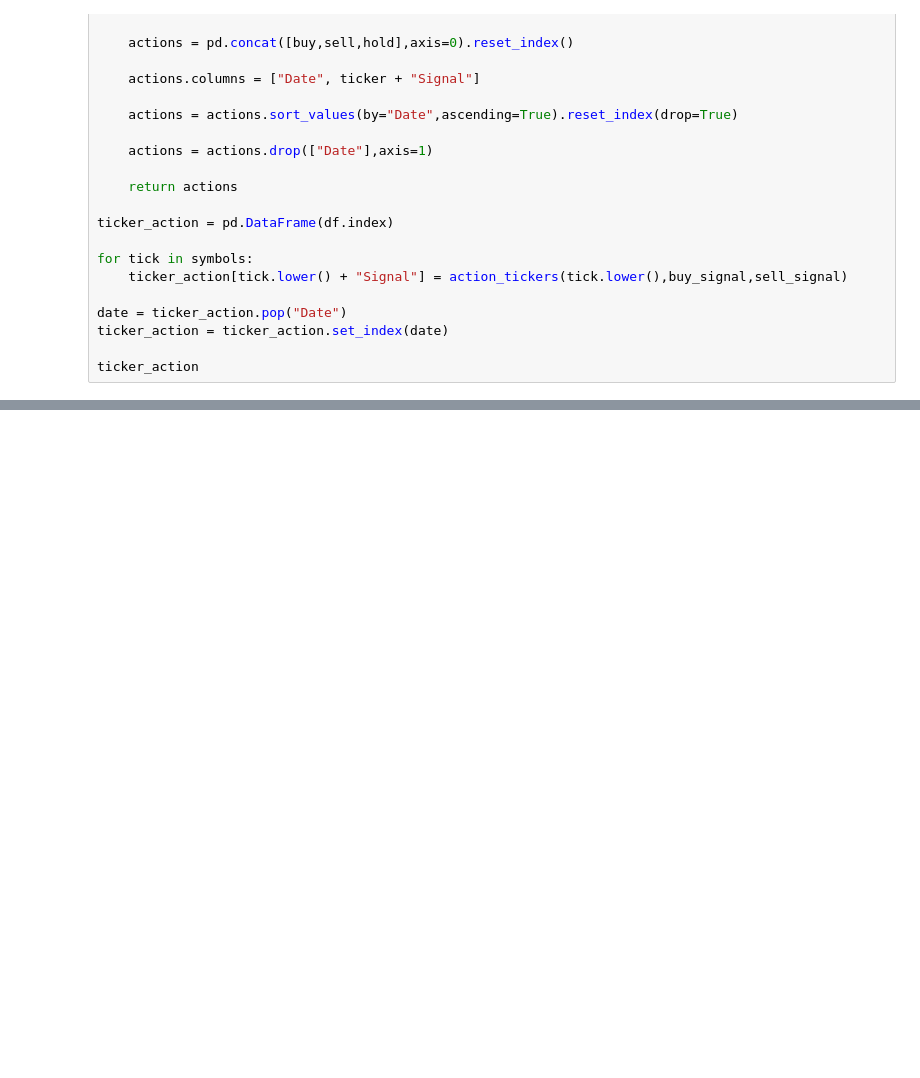
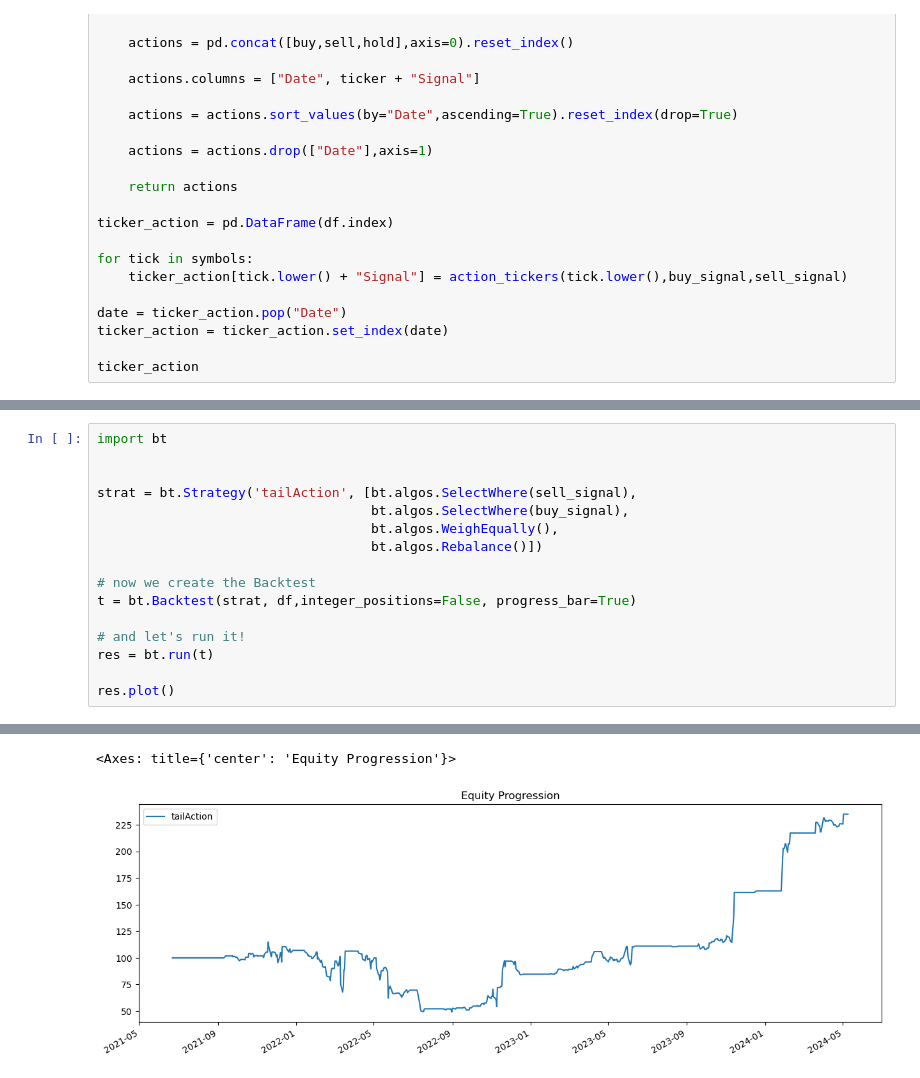
Before and after one commit to ab123-bruh/fund_temp, a Jupyter notebook: test.ipynb, the cells around one changed output, grey strips where cells are left out. Cells and saved outputs as stored; diff of their text form; blank space fills up the shorter version.

```diff
--- a/test.ipynb
+++ b/test.ipynb
@@ -301,0 +247,17 @@ weights = criteria["Portfolio Weights"]
+# %%
+import bt
+
+
+strat = bt.Strategy('tailAction', [bt.algos.SelectWhere(sell_signal),
+                                   bt.algos.SelectWhere(buy_signal),
+                                   bt.algos.WeighEqually(),
+                                   bt.algos.Rebalance()])
+
+# now we create the Backtest
+t = bt.Backtest(strat, df,integer_positions=False, progress_bar=True)
+
+# and let's run it!
+res = bt.run(t)
+
+res.plot()
+# %% [output]
@@ -301,0 +266,2 @@ weights = criteria["Portfolio Weights"]
+<Axes: title={'center': 'Equity Progression'}>
+[figure, added]
```
Also changed, not shown: parts of 10 cells of this notebook.
